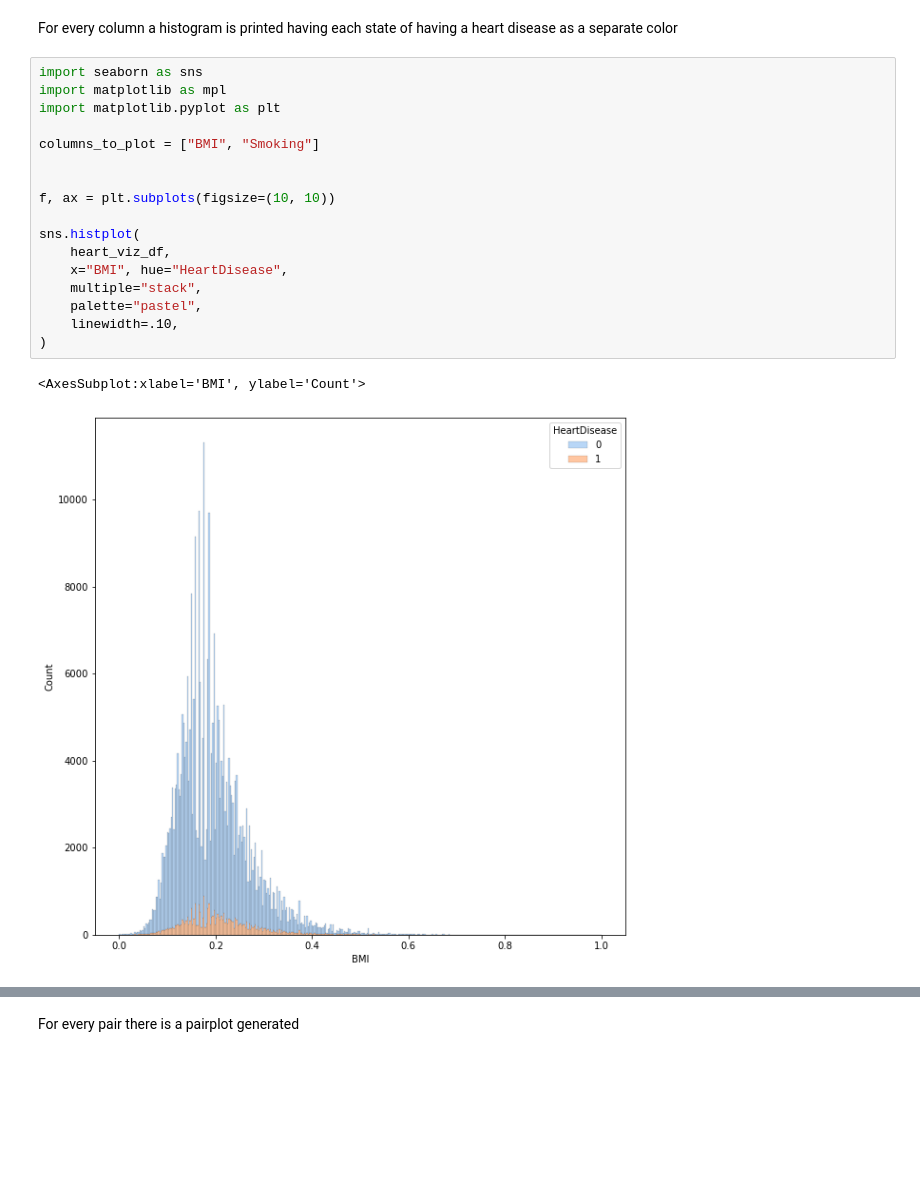
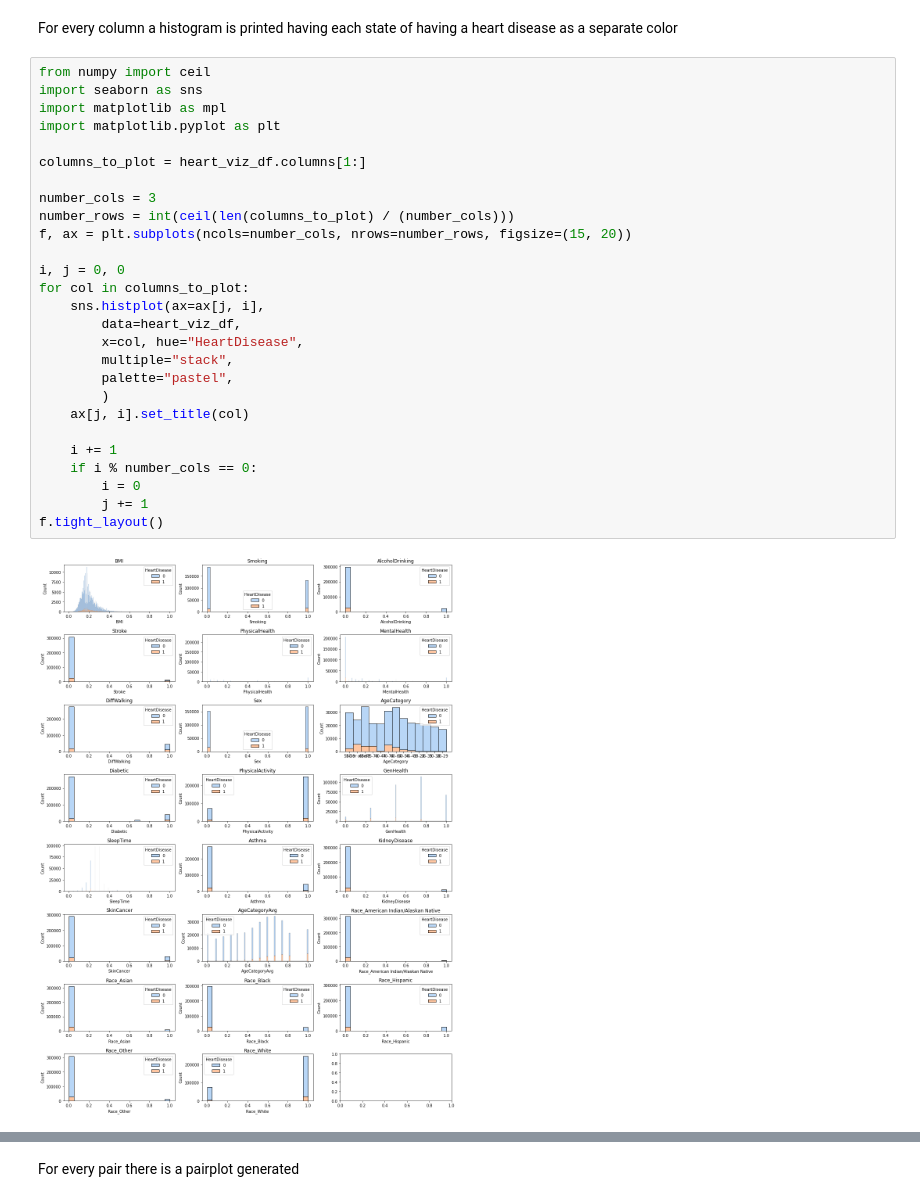
Before and after one commit to BenediktLueth/heartheroes, a Jupyter notebook: data_preprocessing.ipynb, the cells around one changed output, grey strips where cells are left out. Cells and saved outputs as stored; diff of their text form; blank space fills up the shorter version.

Commit message:
added some visualizations more to come, mostly seaborn based, unfortunately there is not much visible except some higher disease risk with increasing age

```diff
--- a/data_preprocessing.ipynb
+++ b/data_preprocessing.ipynb
@@ -506,22 +515,31 @@ heart_viz_df = heart_dataset_preprocessed.copy()
 # %% [markdown]
 For every column a histogram is printed having each state of having a heart disease as a separate color
 # %%
+from numpy import ceil
 import seaborn as sns
 import matplotlib as mpl
 import matplotlib.pyplot as plt
 
-columns_to_plot = ["BMI", "Smoking"]
+columns_to_plot = heart_viz_df.columns[1:]
 
+number_cols = 3
+number_rows = int(ceil(len(columns_to_plot) / (number_cols)))
+f, ax = plt.subplots(ncols=number_cols, nrows=number_rows, figsize=(15, 20))
 
-f, ax = plt.subplots(figsize=(10, 10))
+i, j = 0, 0
+for col in columns_to_plot:
+    sns.histplot(ax=ax[j, i],
+        data=heart_viz_df,
+        x=col, hue="HeartDisease",
+        multiple="stack",
+        palette="pastel",
+        )
+    ax[j, i].set_title(col)
 
-sns.histplot(
-    heart_viz_df,
-    x="BMI", hue="HeartDisease",
-    multiple="stack",
-    palette="pastel",
-    linewidth=.10,
-)
+    i += 1
+    if i % number_cols == 0:
+        i = 0
+        j += 1
+f.tight_layout()
 # %% [output]
-<AxesSubplot:xlabel='BMI', ylabel='Count'>
-[figure, old version]
+[figure, new version]
```
Also changed, not shown: parts of 6 cells of this notebook.
